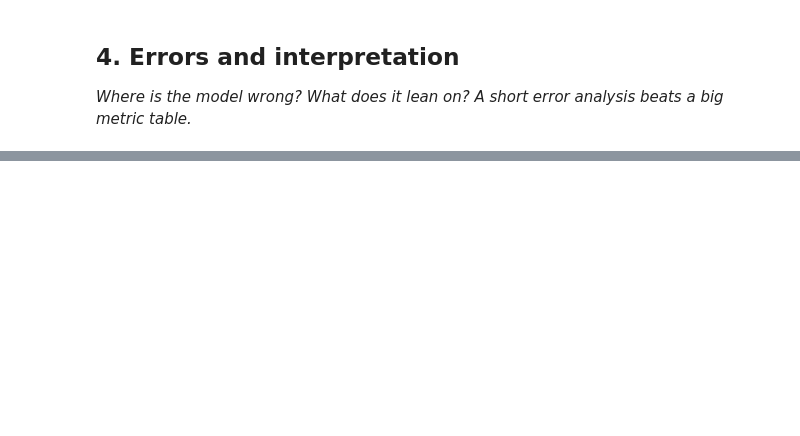
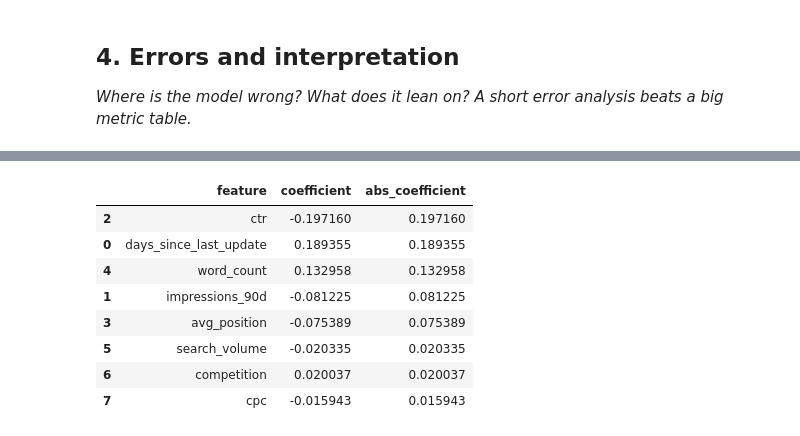
Before and after one commit to Priyaa1904/Flyrank-ML-Internship-Starter, a Jupyter notebook: work/notebooks/w05_model.ipynb, the cells around one changed output, grey strips where cells are left out. Drawn from its saved outputs; the diff is of its cells as text; code cells hidden in the pictures; blank space fills up the shorter version.

```diff
--- a/work/notebooks/w05_model.ipynb
+++ b/work/notebooks/w05_model.ipynb
@@ -36,0 +423,30 @@ This skeleton is yours to fill. Work the sections **in order** — each one has
+# %%
+# Inspect Logistic Regression feature coefficients
+
+coefficients = model.named_steps["classifier"].coef_[0]
+
+feature_importance = pd.DataFrame({
+    "feature": feature_cols,
+    "coefficient": coefficients
+})
+
+feature_importance["abs_coefficient"] = (
+    feature_importance["coefficient"].abs()
+)
+
+feature_importance = feature_importance.sort_values(
+    "abs_coefficient",
+    ascending=False
+)
+
+display(feature_importance)
+# %% [output]
+|  | feature | coefficient | abs_coefficient |
+| 2 | ctr | -0.197160 | 0.197160 |
+| 0 | days_since_last_update | 0.189355 | 0.189355 |
+| 4 | word_count | 0.132958 | 0.132958 |
+| 1 | impressions_90d | -0.081225 | 0.081225 |
+| 3 | avg_position | -0.075389 | 0.075389 |
+| 5 | search_volume | -0.020335 | 0.020335 |
+| 6 | competition | 0.020037 | 0.020037 |
+| 7 | cpc | -0.015943 | 0.015943 |
```
Also changed, not shown: parts of 22 cells of this notebook.
